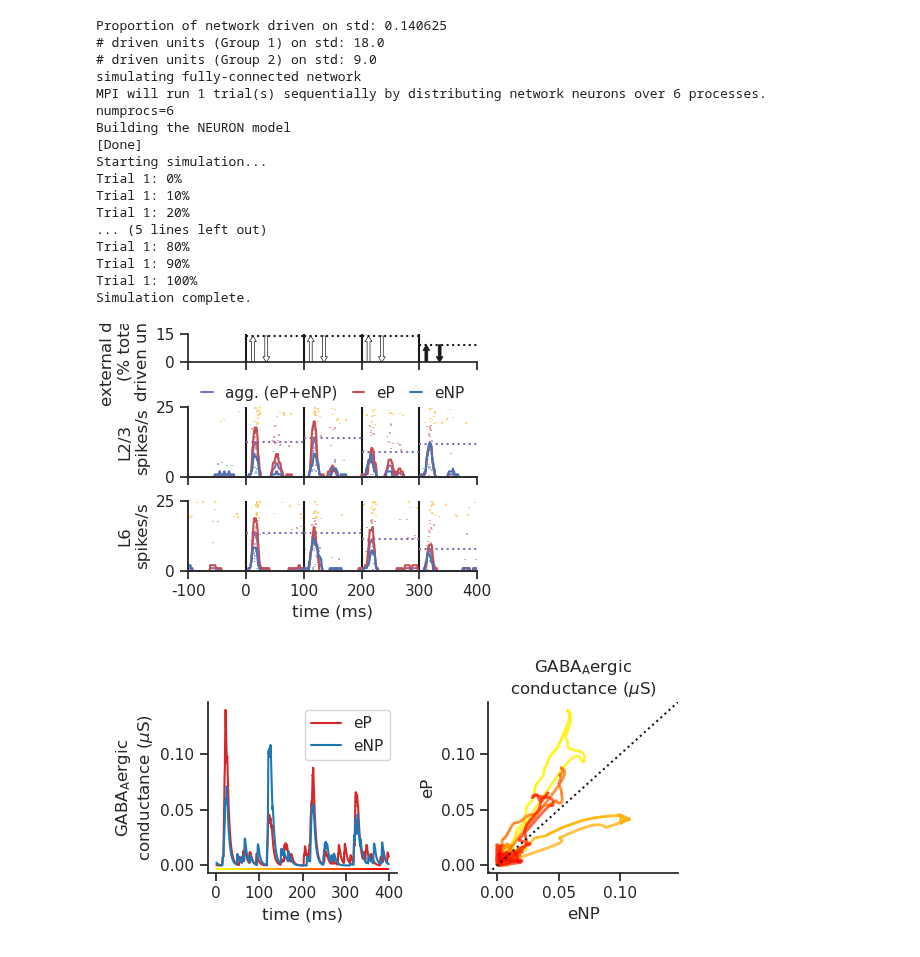
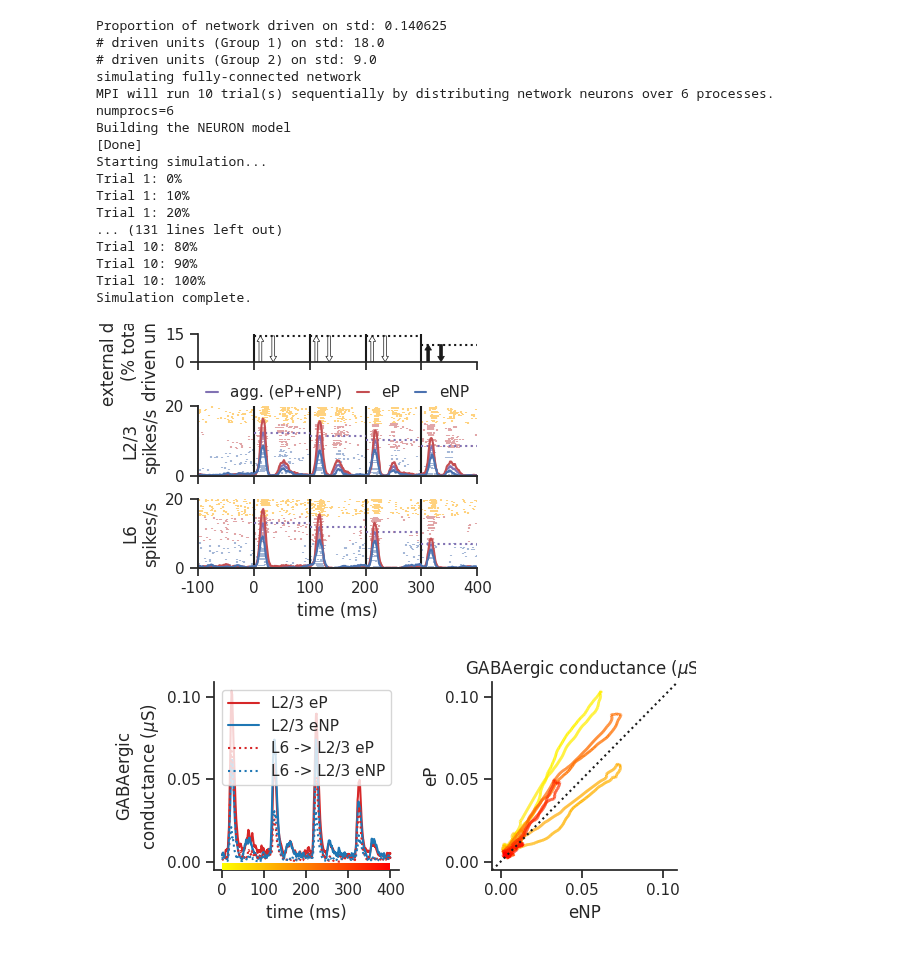
Before and after one commit to rythorpe/hnn-core, a Jupyter notebook: rs_dd_project/plot_intrinsic_net_dynamics.ipynb, the cells around one changed output. Saved outputs shown, nothing was run; the diff lists cells and outputs as text; code cells hidden in the pictures.

```diff
--- a/rs_dd_project/plot_intrinsic_net_dynamics.ipynb
+++ b/rs_dd_project/plot_intrinsic_net_dynamics.ipynb
@@ -12,7 +13,7 @@ from hnn_core.cell import _get_gaussian_connection
 from plot_simulate_rep_L6 import sim_dev_spiking, plot_dev_spiking_v2
 # %%
 dev_magnitude = -1
-n_trials = 1
+n_trials = 10
 rng = np.random.default_rng(1234)
 burn_in_time = 300.0
 n_procs = 6
@@ -42,7 +43,7 @@ Proportion of network driven on std: 0.140625
 # driven units (Group 1) on std: 18.0
 # driven units (Group 2) on std: 9.0
 simulating fully-connected network
-MPI will run 1 trial(s) sequentially by distributing network neurons over 6 processes.
+MPI will run 10 trial(s) sequentially by distributing network neurons over 6 processes.
 numprocs=6
 Building the NEURON model
 [Done]
@@ -50,12 +51,12 @@ Starting simulation...
 Trial 1: 0%
 Trial 1: 10%
 Trial 1: 20%
-... (5 lines left out)
-Trial 1: 80%
-Trial 1: 90%
-Trial 1: 100%
+... (131 lines left out)
+Trial 10: 80%
+Trial 10: 90%
+Trial 10: 100%
 Simulation complete.
-[figure, old version]
+[figure, new version]
 # %%
 def syn_conductance_kernel(t_vec, tau1=10., tau2=20.):
     tp = (tau1 * tau2) / (tau2 - tau1) * np.log(tau2 / tau1)
@@ -64,7 +65,7 @@ def syn_conductance_kernel(t_vec, tau1=10., tau2=20.):
     return G
 
 
-def get_conductance_timecourse(net, cell_types, receptor):
+def get_conductance_timecourse(net, cell_types, receptor, src_types=None):
     times = net.cell_response.times
     inplane_dist = net._inplane_distance
     spike_times = net.cell_response.spike_times
@@ -73,18 +74,19 @@ def get_conductance_timecourse(net, cell_types, receptor):
     c_total_by_type = dict()
 
     for cell_type in cell_types:
-        tau1 = net.cell_types[cell_type].synapses[receptor]['tau1']
-        tau2 = net.cell_types[cell_type].synapses[receptor]['tau2']
-        # print(f'{cell_type}: tau 1 {tau1}, tau2 {tau2}')
         gids = net.gid_ranges[cell_type]
         c_total = np.zeros((len(gids), len(times)))
         # get GABAA connections to the desired cell type
-        conn_idxs = pick_connection(net, target_gids=cell_type,
-                                    receptor=receptor)
+        conn_idxs = pick_connection(net, src_gids=src_types,
+                                    target_gids=cell_type, receptor=receptor)
         for conn_idx in conn_idxs:
-            gid_pairs = net.connectivity[conn_idx]['gid_pairs'].items()
             nc_dict = net.connectivity[conn_idx]['nc_dict']
             src_type = net.connectivity[conn_idx]['src_type']
+            receptor = net.connectivity[conn_idx]['receptor']
+            tau1 = net.cell_types[cell_type].synapses[receptor]['tau1']
+            tau2 = net.cell_types[cell_type].synapses[receptor]['tau2']
+            gid_pairs = net.connectivity[conn_idx]['gid_pairs'].items()
+            # print(f'{cell_type}: tau 1 {tau1}, tau2 {tau2}')
             # for each source, find spikes and map their responses to targets
             for src_gid, targ_gids in gid_pairs:
                 src_gid_idx = np.nonzero(
@@ -125,7 +127,16 @@ def get_conductance_timecourse(net, cell_types, receptor):
     return c_total_by_type
 # %%
 # calculate & prepare avg conductance vectors for plotting
-c_total_by_type = get_conductance_timecourse(net, ['L2e_1', 'L2e_2'], 'gabaa')
+# all GABAergic conductances on L2/3 e cells
+c_total_by_type = get_conductance_timecourse(net,
+                                             cell_types=['L2e_1', 'L2e_2'],
+                                             receptor=['gabaa', 'gabab'],
+                                             src_types=None)
+# L6-induced GABAergic conductances on L2/3 e cells
+c_total_by_type_L6 = get_conductance_timecourse(net,
+                                                cell_types=['L2e_1', 'L2e_2'],
+                                                receptor=['gabaa', 'gabab'],
+                                                src_types=['L6i_1', 'L6i_2'])
 
 times = net.cell_response.times
 n_trials = len(net.cell_response.spike_times)
@@ -136,15 +147,22 @@ g_1_avg = c_total_by_type['L2e_1'].mean(axis=0) / n_trials
 g_1_avg = g_1_avg[post_burn_in_idxs]
 g_2_avg = c_total_by_type['L2e_2'].mean(axis=0) / n_trials
 g_2_avg = g_2_avg[post_burn_in_idxs]
+
+g_1_avg_L6 = c_total_by_type_L6['L2e_1'].mean(axis=0) / n_trials
+g_1_avg_L6 = g_1_avg_L6[post_burn_in_idxs]
+g_2_avg_L6 = c_total_by_type_L6['L2e_2'].mean(axis=0) / n_trials
+g_2_avg_L6 = g_2_avg_L6[post_burn_in_idxs]
 # %%
 fig, axes = plt.subplots(1, 2, figsize=(6, 3))
 axes[0].plot(times_post_burn_in, g_1_avg, c='tab:red')
 axes[0].plot(times_post_burn_in, g_2_avg, c='tab:blue')
+axes[0].plot(times_post_burn_in, g_1_avg_L6, c='tab:red', ls=':')
+axes[0].plot(times_post_burn_in, g_2_avg_L6, c='tab:blue', ls=':')
 axes[0].set_xticks(np.arange(0, times_post_burn_in[-1], 100.0))
-axes[0].set_ylabel('$\mathregular{GABA_A}$ergic\nconductance ($\mu$S)')
+axes[0].set_ylabel('$\mathregular{GABA}$ergic\nconductance ($\mu$S)')
 axes[0].set_xlabel('time (ms)')
-axes[0].legend(['eP', 'eNP'])
-cax = axes[0].inset_axes([0.0, -0.004, 400, 0.002], transform=axes[0].transData)
+axes[0].legend(['L2/3 eP', 'L2/3 eNP', 'L6 -> L2/3 eP', 'L6 -> L2/3 eNP'])
+cax = axes[0].inset_axes([0.0, -0.005, 400, 0.004], transform=axes[0].transData)
 
 # Create a set of line segments so that we can color them individually
 # This creates the points as an N x 1 x 2 array so that we can stack points
@@ -157,35 +175,35 @@ segments = np.concatenate([points[:-1], points[1:]], axis=1)
 norm = plt.Normalize(times_post_burn_in.min(), times_post_burn_in.max())
 lc = LineCollection(segments, cmap='autumn_r', norm=norm)
 # Set the values used for colormapping
 lc.set_array(times_post_burn_in)
 lc.set_linewidth(2)
 line = axes[1].add_collection(lc)
 # place colorbar along x-axis of 1st plot
 cbar = fig.colorbar(line, cax=cax, orientation='horizontal')
 cbar.outline.set_visible(False)
 cbar.set_ticks([])
 
 lim_max = np.max([g_2_avg, g_1_avg])
 lim = [-lim_max * 0.05, lim_max * 1.05]
 axes[1].plot(lim, lim, c='k', ls=':')
-axes[1].set_title('$\mathregular{GABA_A}$ergic\nconductance ($\mu$S)')
+axes[1].set_title('$\mathregular{GABA}$ergic conductance ($\mu$S)')
 axes[1].set_xlim(lim)
 axes[1].set_ylim(lim)
 axes[1].set_ylabel('eP')
 axes[1].set_xlabel('eNP')
 
 # update y-ticks across subplots - don't use sharey because it'll remove
 # y-label from 2nd subplot
 ticks = axes[1].get_xticks()
 ticks = ticks[np.logical_and(ticks >= lim[0], ticks <= lim[1])]
 axes[1].set_yticks(ticks)
 axes[0].set_ylim(lim)  # update 1st plot as well
 axes[0].set_yticks(ticks)
 
 fig.tight_layout()
 plt.show()
 # %% [output]
-[figure, old version]
+[figure, new version]
 # %%
 # prepare avg spike rate vectors for plotting
 times_sr = spike_rates['times']
```
Also changed, not shown: parts of 5 cells of this notebook.
